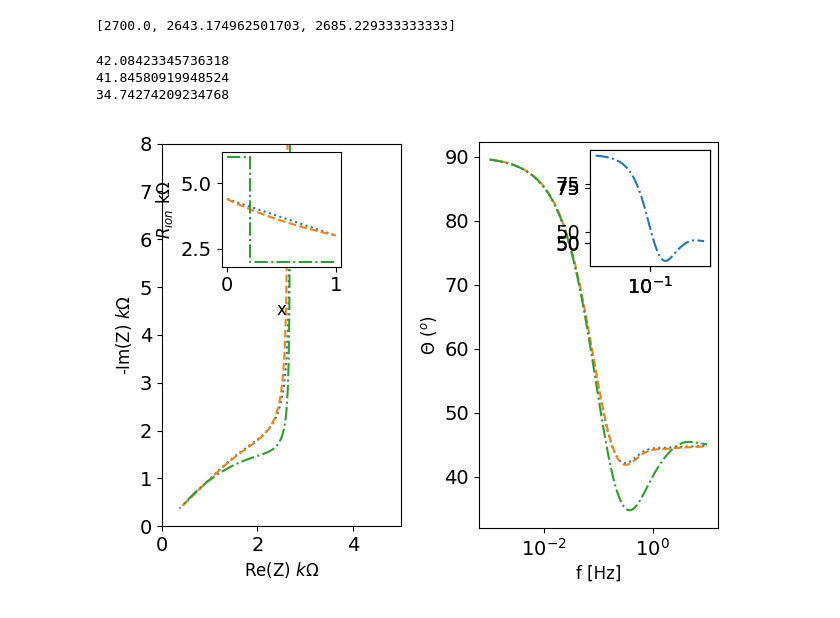
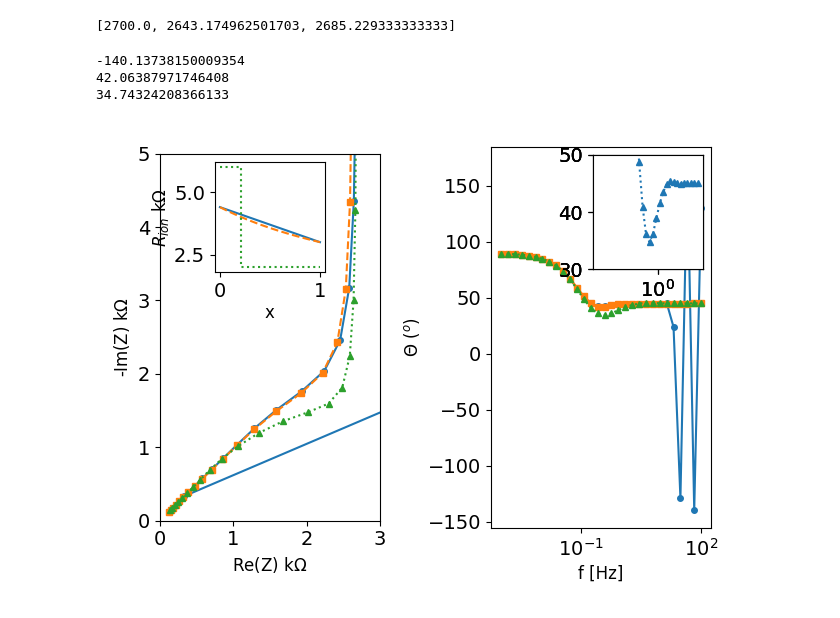
Before and after one commit to Yugal0/fitting-eis-dipangle-analysis, a Jupyter notebook: figure_flow.ipynb, the cells around one changed output. Drawn from its saved outputs; the diff is of its cells as text; code cells hidden in the pictures.

```diff
--- a/figure_flow.ipynb
+++ b/figure_flow.ipynb
@@ -8,7 +8,7 @@ from mpl_toolkits.axes_grid1.inset_locator import inset_axes
 from mpmath import *
 # %%
 #freq Range
-f=np.logspace(-3,1,100)
+f=np.logspace(-3,1,30)
 
 #lin, ilin, two alpha
 alpha=1
@@ -65,3 +60,9 @@ linestyles=[":","--","-."]
+# %%
+c_all=[c_lin,c_ilin,c_two]
+z_all=[z_lin,z_ilin,z_two]
+profiles=["lin","ilin","two"]
+linestyles=["-","--",":"]
+markers=['o','s','^']
 # %%
 #set the fontsize, labelsizes and fonts etc. for the plots to be made below
 plt.rcParams['font.size']=12
@@ -122,49 +125,49 @@ ax_nyq=axs[0]
 # ax_inset=inset_axes(ax,width="50%",height="30%",loc="upper right")
 ax_prof=inset_axes(ax_nyq,width="50%",height="30%",loc="upper center")
 for prof,c,ls in zip(profiles,c_all,linestyles):
-    ax_prof.set_xlabel("x")
-    ax_prof.set_ylabel("$R_{ion}$ k$\Omega$")
+    ax_prof.set_xlabel("x",labelpad=2)
+    ax_prof.set_ylabel("$R_{ion}$ k$\Omega$",labelpad=2)
     if prof=="lin":
         ax_prof.plot([0,1],[c.initial_guess[0]/1000,(1/1000)*c.initial_guess[2]*c.initial_guess[0]/c.initial_guess[1]],linestyle=ls)
 
     if prof=="ilin":
         xx=np.linspace(0,1)
         rx=1/((1/c.initial_guess[0])+(1/(c.initial_guess[2]*c.initial_guess[0]/c.initial_guess[1])-1/c.initial_guess[0])*xx)
         ax_prof.plot(xx,rx/1000,linestyle=ls)
 
     if prof=="two":
         ax_prof.plot([0,delta,delta,1],[c.initial_guess[0]/1000,c.initial_guess[0]/1000,(1/1000)*c.initial_guess[2]*c.initial_guess[0]/c.initial_guess[1],(1/1000)*c.initial_guess[2]*c.initial_guess[0]/c.initial_guess[1]],linestyle=ls)
 
-for z,ls in zip(z_all,linestyles):
-    ax_nyq.set_xlabel("Re(Z) $k\Omega$")
-    ax_nyq.set_ylabel("-Im(Z) $k\Omega$")
-    ax_nyq.plot(np.real(z)/1000,-np.imag(z)/1000,linestyle=ls)
+for z,ls,m in zip(z_all,linestyles,markers):
+    ax_nyq.set_xlabel("Re(Z) k$\Omega$")
+    ax_nyq.set_ylabel("-Im(Z) k$\Omega$")
+    ax_nyq.plot(np.real(z)/1000,-np.imag(z)/1000,linestyle=ls,marker=m)
     ax_nyq.set_aspect("equal")
-    ax_nyq.set_xlim(0,5)
-    ax_nyq.set_ylim(0,8)
+    ax_nyq.set_xlim(0,3)
+    ax_nyq.set_ylim(0,5)
 
 
 ax_bode=axs[1]
-for z,ls in zip(z_all,linestyles):
-    ax_bode.plot(f,-np.angle(z,deg=True),linestyle=ls)
+for z,ls,m in zip(z_all,linestyles,markers):
+    ax_bode.plot(f,-np.angle(z,deg=True),linestyle=ls,marker=m)
     ax_bode.set_xlabel("f [Hz]")
     ax_bode.set_xscale("log")
     ax_bode.set_ylabel("$\Theta$ ($^o$)")
     theta_min=min(-np.angle(z,deg=True))
     print(theta_min)
 
     ax_b_zoom=inset_axes(ax_bode,width="50%",height="30%",loc="upper right")
+    ax_b_zoom.plot(f,-np.angle(z,deg=True),linestyle=ls,marker=m)
     ax_b_zoom.set_xscale("log")
-    ax_b_zoom.plot(f,-np.angle(z,deg=True),linestyle=ls)
-    # ax_b_zoom.set_ylim(30,50)
+    ax_b_zoom.set_ylim(30,50)
     # ax_inset.plot()
     # ax.set_aspect("equal")
     # ax.set_xlim(0,10000)
     # ax.set_ylim(0,10000)
 #plot the bode plot
 fig.tight_layout()
 # %% [output]
-42.08423345736318
-41.84580919948524
-34.74274209234768
+-140.13738150009354
+42.06387971746408
+34.74324208366133
-[figure, old version]
+[figure, new version]
```
Also changed, not shown: parts of 3 cells of this notebook.
